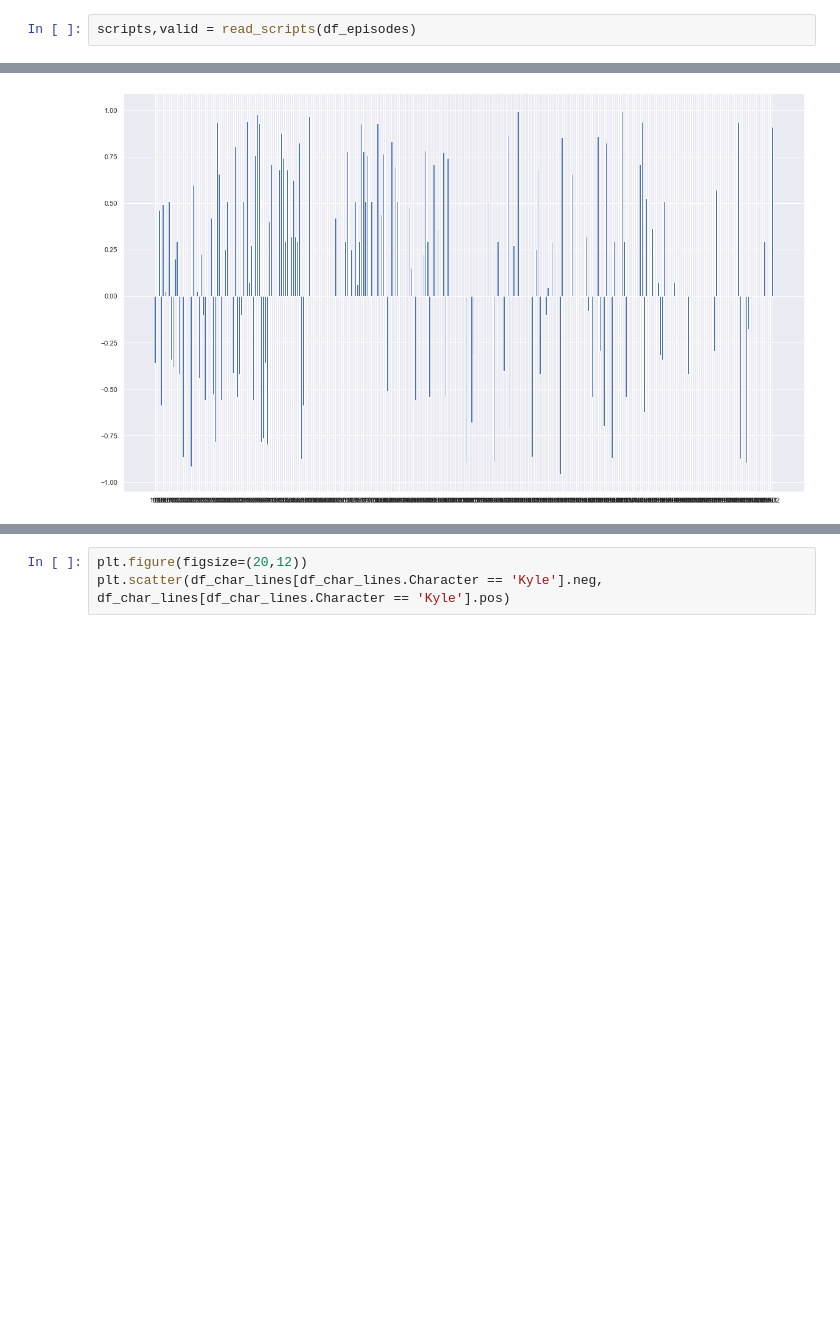
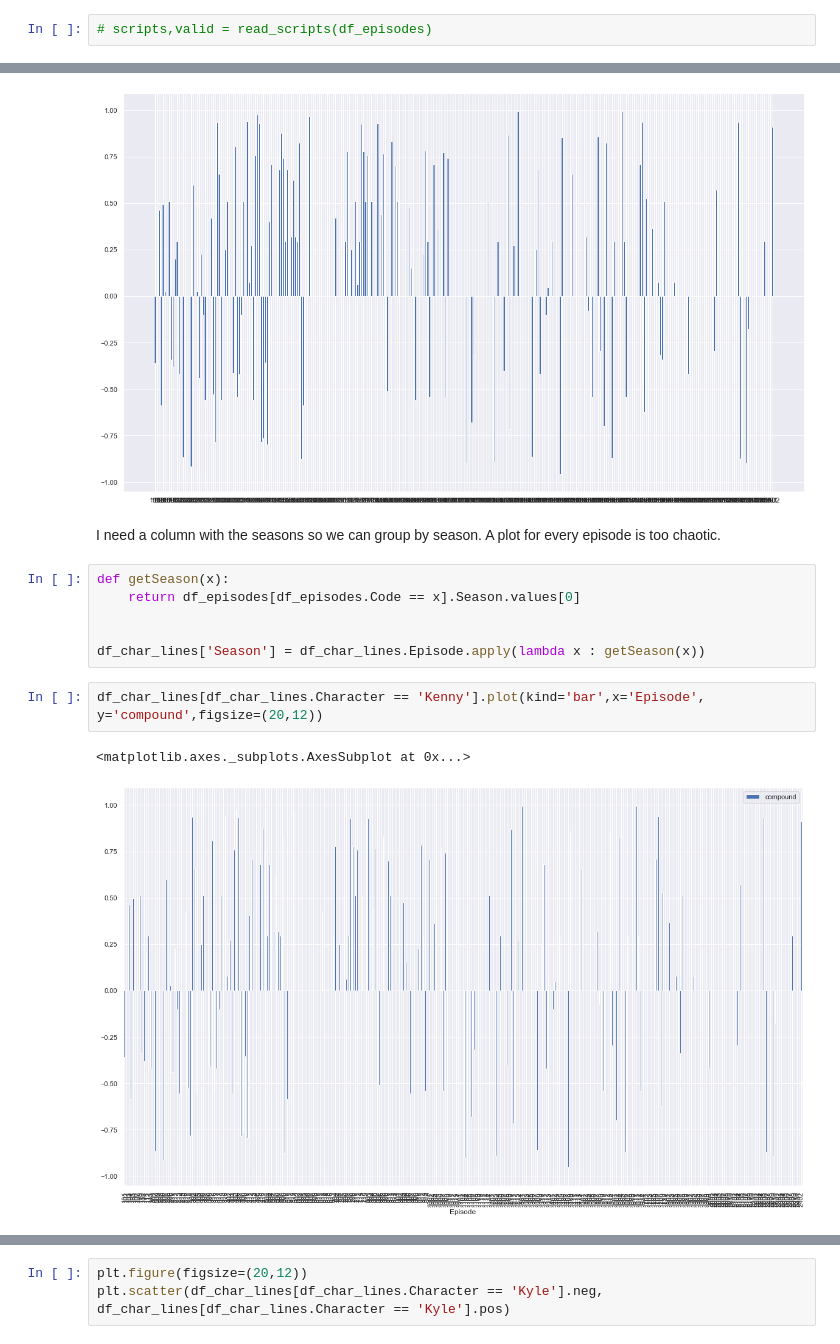
Before and after one commit to marcuskbrandt/socialgraphs, a Jupyter notebook: Episodes_sentimen_analysis.ipynb, the cells around one changed output, grey strips where cells are left out. Saved outputs shown, nothing was run; the diff lists cells and outputs as text; blank space fills up the shorter version.

```diff
--- a/Episodes_sentimen_analysis.ipynb
+++ b/Episodes_sentimen_analysis.ipynb
@@ -107,7 +107,7 @@ def read_scripts(df_episodes):
         valid[code] = (len(script_raw), scripts[code].shape)
     return scripts, valid
 # %%
-scripts,valid = read_scripts(df_episodes)
+# scripts,valid = read_scripts(df_episodes)
 # %% [output]
 101: Cartman_Gets_an_Anal_Probe
 102: Weight_Gain_4000
@@ -286,3 +287,16 @@ plt.bar(df_char_lines[df_char_lines.Character == 'Kenny'].Episode, df_char_lines
 # %% [output]
 <BarContainer object of 309 artists>
 [figure]
+# %% [markdown]
+I need a column with the seasons so we can group by season. A plot for every episode is too chaotic.
+# %%
+def getSeason(x):
+    return df_episodes[df_episodes.Code == x].Season.values[0]
+
+
+df_char_lines['Season'] = df_char_lines.Episode.apply(lambda x : getSeason(x))
+# %%
+df_char_lines[df_char_lines.Character == 'Kenny'].plot(kind='bar',x='Episode', y='compound',figsize=(20,12))
+# %% [output]
+<matplotlib.axes._subplots.AxesSubplot at 0x...>
+[figure, added]
```
Also changed, not shown: parts of 6 cells of this notebook.
